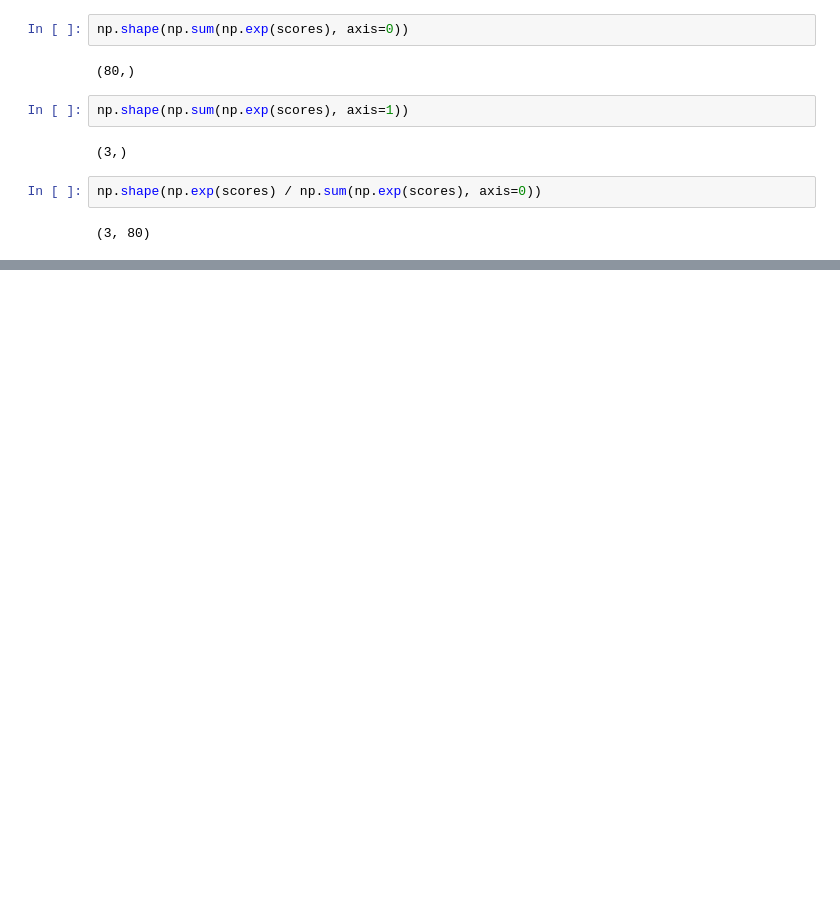
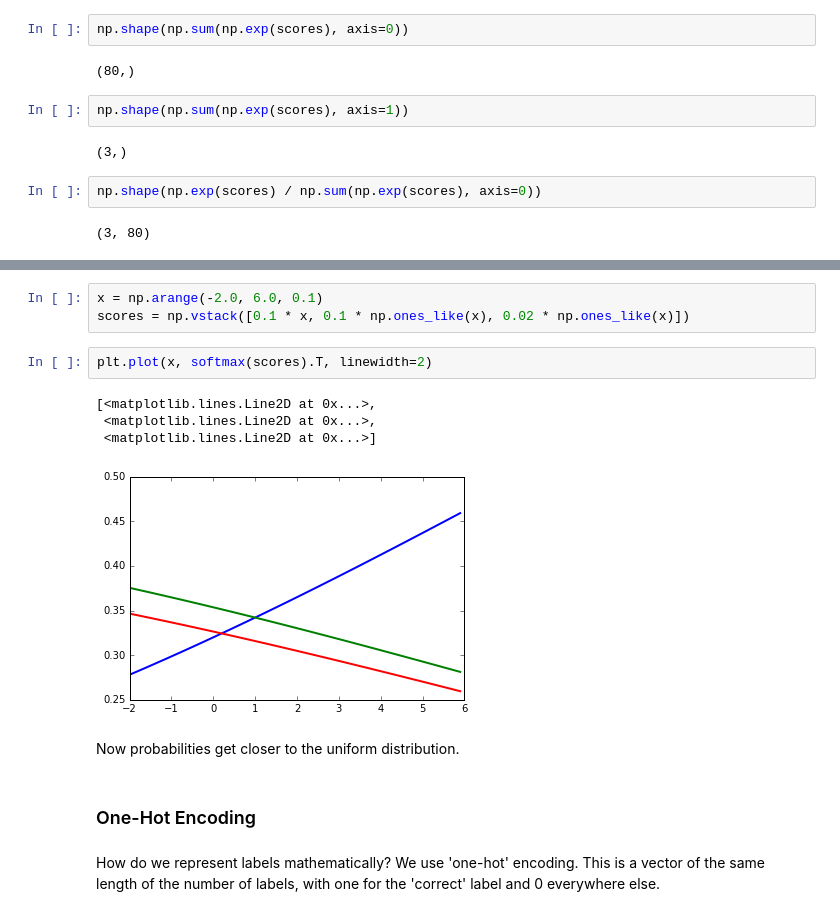
Before and after one commit to gnperdue/Udacity, a Jupyter notebook: DeepLearning/dlLesson1/udacity_dl_l1_machine_learning_to_deep_learning.ipynb, the cells around one changed output, grey strips where cells are left out. Cells and saved outputs as stored; diff of their text form; blank space fills up the shorter version.

```diff
--- a/DeepLearning/dlLesson1/udacity_dl_l1_machine_learning_to_deep_learning.ipynb
+++ b/DeepLearning/dlLesson1/udacity_dl_l1_machine_learning_to_deep_learning.ipynb
@@ -179,0 +210,16 @@ np.shape(np.exp(scores) / np.sum(np.exp(scores), axis=0))
+# %%
+x = np.arange(-2.0, 6.0, 0.1)
+scores = np.vstack([0.1 * x, 0.1 * np.ones_like(x), 0.02 * np.ones_like(x)])
+# %%
+plt.plot(x, softmax(scores).T, linewidth=2)
+# %% [output]
+[<matplotlib.lines.Line2D at 0x...>,
+ <matplotlib.lines.Line2D at 0x...>,
+ <matplotlib.lines.Line2D at 0x...>]
+[figure, added]
+# %% [markdown]
+Now probabilities get closer to the uniform distribution.
+# %% [markdown]
+### One-Hot Encoding
+# %% [markdown]
+How do we represent labels mathematically? We use 'one-hot' encoding. This is a vector of the same length of the number of labels, with one for the 'correct' label and 0 everywhere else.
```
Also changed, not shown: parts of 21 cells of this notebook, 4 other files.
